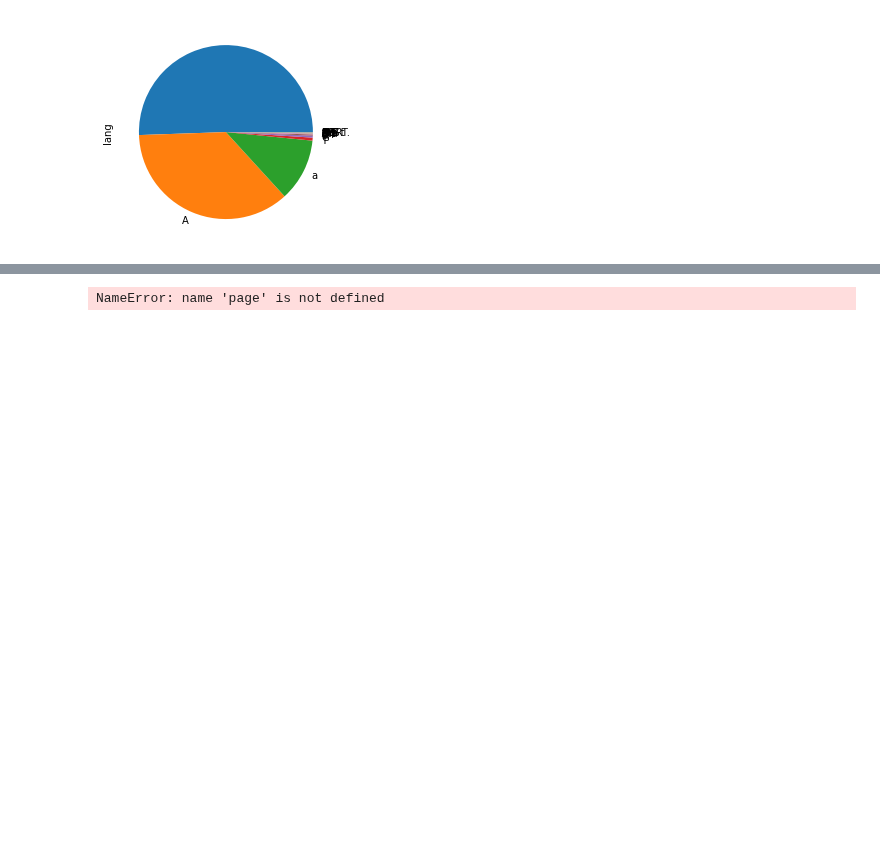
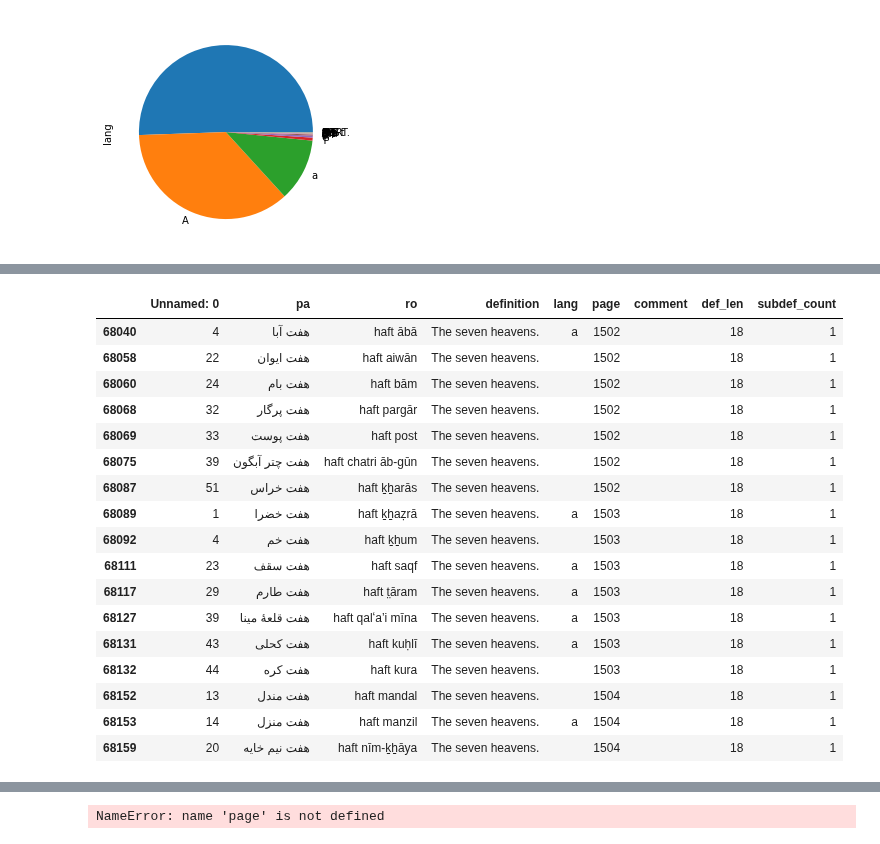
Before and after one commit to kebuhcah/experiments, a Jupyter notebook: dsal-scrape/dsal-scrape.ipynb, the cells around one changed output, grey strips where cells are left out. Drawn from its saved outputs; the diff is of its cells as text; code cells hidden in the pictures; blank space fills up the shorter version.

```diff
--- a/dsal-scrape/dsal-scrape.ipynb
+++ b/dsal-scrape/dsal-scrape.ipynb
@@ -354,0 +464,21 @@ FullDict.iloc[363].definition
+# %%
+FullDict[FullDict.definition == 'The seven heavens.']
+# %% [output]
+|  | Unnamed: 0 | pa | ro | definition | lang | page | comment | def_len | subdef_count |
+| 68040 | 4 | هفت آبا | haft ābā | The seven heavens. | a | 1502 |  | 18 | 1 |
+| 68058 | 22 | هفت ايوان | haft aiwān | The seven heavens. |  | 1502 |  | 18 | 1 |
+| 68060 | 24 | هفت بام | haft bām | The seven heavens. |  | 1502 |  | 18 | 1 |
+| 68068 | 32 | هفت پرگار | haft pargār | The seven heavens. |  | 1502 |  | 18 | 1 |
+| 68069 | 33 | هفت پوست | haft post | The seven heavens. |  | 1502 |  | 18 | 1 |
+| 68075 | 39 | هفت چتر آبگون | haft chatri āb-gūn | The seven heavens. |  | 1502 |  | 18 | 1 |
+| 68087 | 51 | هفت خراس | haft ḵẖarās | The seven heavens. |  | 1502 |  | 18 | 1 |
+| 68089 | 1 | هفت خضرا | haft ḵẖaẓrā | The seven heavens. | a | 1503 |  | 18 | 1 |
+| 68092 | 4 | هفت خم | haft ḵẖum | The seven heavens. |  | 1503 |  | 18 | 1 |
+| 68111 | 23 | هفت سقف | haft saqf | The seven heavens. | a | 1503 |  | 18 | 1 |
+| 68117 | 29 | هفت طارم | haft t̤āram | The seven heavens. | a | 1503 |  | 18 | 1 |
+| 68127 | 39 | هفت قلعۀ مينا | haft qalʻaʼi mīna | The seven heavens. | a | 1503 |  | 18 | 1 |
+| 68131 | 43 | هفت کحلی | haft kuḥlī | The seven heavens. | a | 1503 |  | 18 | 1 |
+| 68132 | 44 | هفت کره | haft kura | The seven heavens. |  | 1503 |  | 18 | 1 |
+| 68152 | 13 | هفت مندل | haft mandal | The seven heavens. |  | 1504 |  | 18 | 1 |
+| 68153 | 14 | هفت منزل | haft manzil | The seven heavens. | a | 1504 |  | 18 | 1 |
+| 68159 | 20 | هفت نيم خايه | haft nīm-ḵẖāya | The seven heavens. |  | 1504 |  | 18 | 1 |
```
Also changed, not shown: parts of 12 cells of this notebook.
